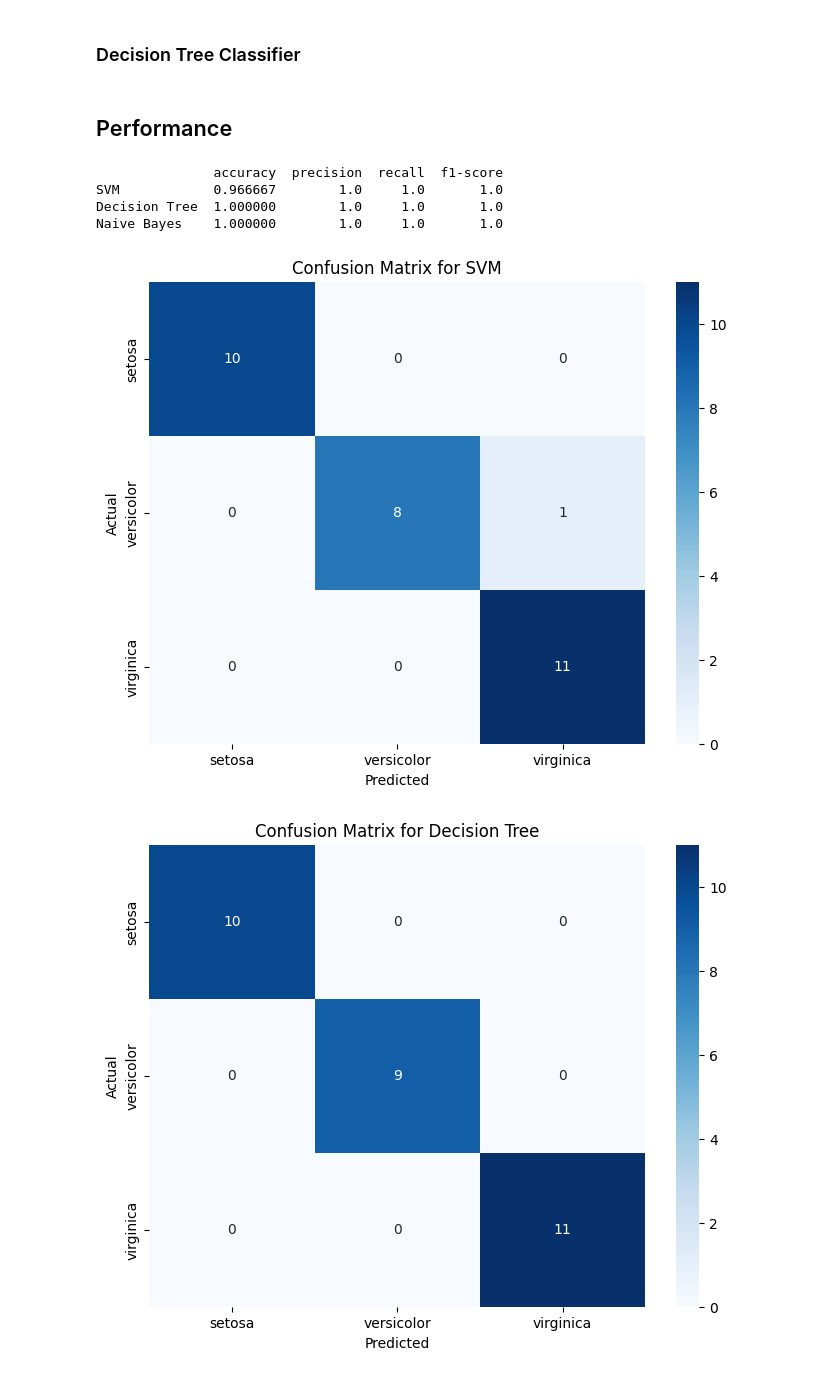
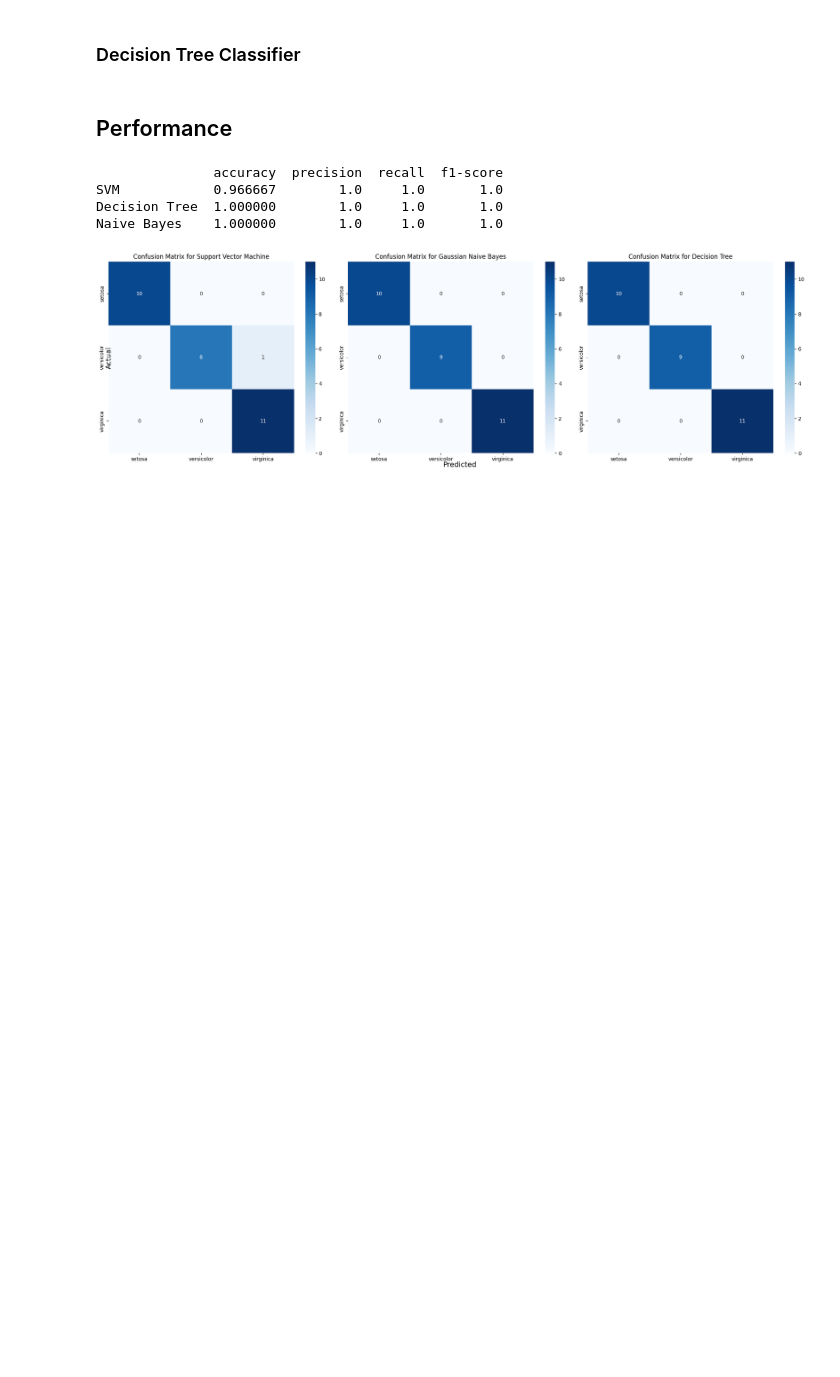
Before and after one commit to Md-Shahedul-Haque/MachineLearningBlogs, a Jupyter notebook: posts/classification/_classification_visual.ipynb, the cells around one changed output. Saved outputs shown, nothing was run; the diff lists cells and outputs as text; code cells hidden in the pictures; blank space fills up the shorter version.

Commit message:
Fixing plots for Classification post

```diff
--- a/posts/classification/_classification_visual.ipynb
+++ b/posts/classification/_classification_visual.ipynb
@@ -125,47 +125,50 @@ Naive Bayes    1.000000        1.0     1.0       1.0
 # %%
 #| label: conf_matrix
 #| code-fold: false
 
 from sklearn.metrics import confusion_matrix
 
 # Confusion Matrix for SVM
 svm_conf_matrix = confusion_matrix(y_test, svm_clf_pred)
 
 # Confusion Matrix for Decision Tree
 dt_conf_matrix = confusion_matrix(y_test, dt_pred)
 
 # Confusion Matrix for Naive Bayes
 gnb_conf_matrix = confusion_matrix(y_test, gnb_pred)
 
 # Plot Confusion Matrices
 import matplotlib.pyplot as plt
 import seaborn as sns
 
 labels = iris.target_names
 
+# Create subplots
+fig, axes = plt.subplots(nrows=1, ncols=3, figsize=(20, 6))
+
 # SVM Confusion Matrix
-plt.figure(figsize=(8, 6))
-sns.heatmap(svm_conf_matrix, annot=True, fmt='d', cmap='Blues', xticklabels=labels, yticklabels=labels)
-plt.title('Confusion Matrix for SVM')
-plt.xlabel('Predicted')
-plt.ylabel('Actual')
-plt.show()
+sns.heatmap(svm_conf_matrix, annot=True, fmt='d', cmap='Blues', xticklabels=labels, yticklabels=labels, ax=axes[0])
+axes[0].set_title('Confusion Matrix for Support Vector Machine')
+
+# Naive Bayes Confusion Matrix
+sns.heatmap(gnb_conf_matrix, annot=True, fmt='d', cmap='Blues', xticklabels=labels, yticklabels=labels, ax=axes[1])
+axes[1].set_title('Confusion Matrix for Gaussian Naive Bayes')
 
 # Decision Tree Confusion Matrix
-plt.figure(figsize=(8, 6))
-sns.heatmap(dt_conf_matrix, annot=True, fmt='d', cmap='Blues', xticklabels=labels, yticklabels=labels)
-plt.title('Confusion Matrix for Decision Tree')
-plt.xlabel('Predicted')
-plt.ylabel('Actual')
+sns.heatmap(dt_conf_matrix, annot=True, fmt='d', cmap='Blues', xticklabels=labels, yticklabels=labels, ax=axes[2])
+axes[2].set_title('Confusion Matrix for Decision Tree')
+
+# Add common x-axis label
+fig.text(0.5, 0.01, 'Predicted', ha='center', va='center', fontsize=14)
+
+# Add common y-axis label
+fig.text(0.02, 0.5, 'Actual', ha='center', va='center', rotation='vertical', fontsize=14)
+
+# Adjust layout
+plt.tight_layout()
+
+
+# Show the plot
 plt.show()
-
-# Naive Bayes Confusion Matrix
-plt.figure(figsize=(8, 6))
-sns.heatmap(gnb_conf_matrix, annot=True, fmt='d', cmap='Blues', xticklabels=labels, yticklabels=labels)
-plt.title('Confusion Matrix for Gaussian Naive Bayes')
-plt.xlabel('Predicted')
-plt.ylabel('Actual')
-plt.show()
 # %% [output]
-[figure, old version]
+[figure, new version]
-[figure, removed]
```
Also changed, not shown: parts of 2 cells of this notebook, 1 other file.
